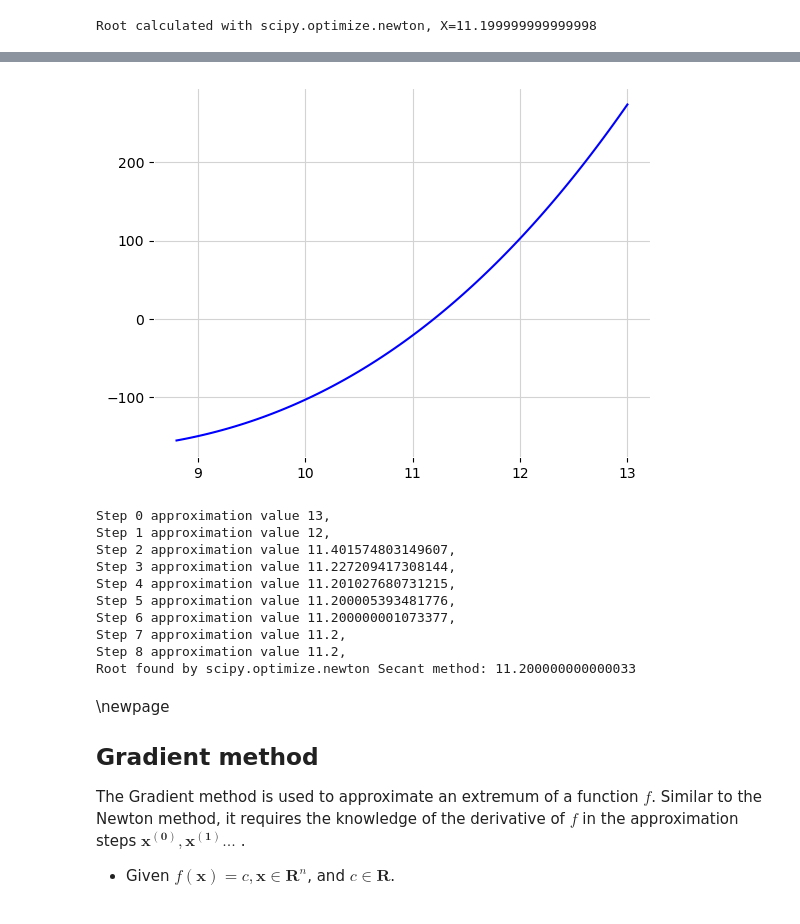
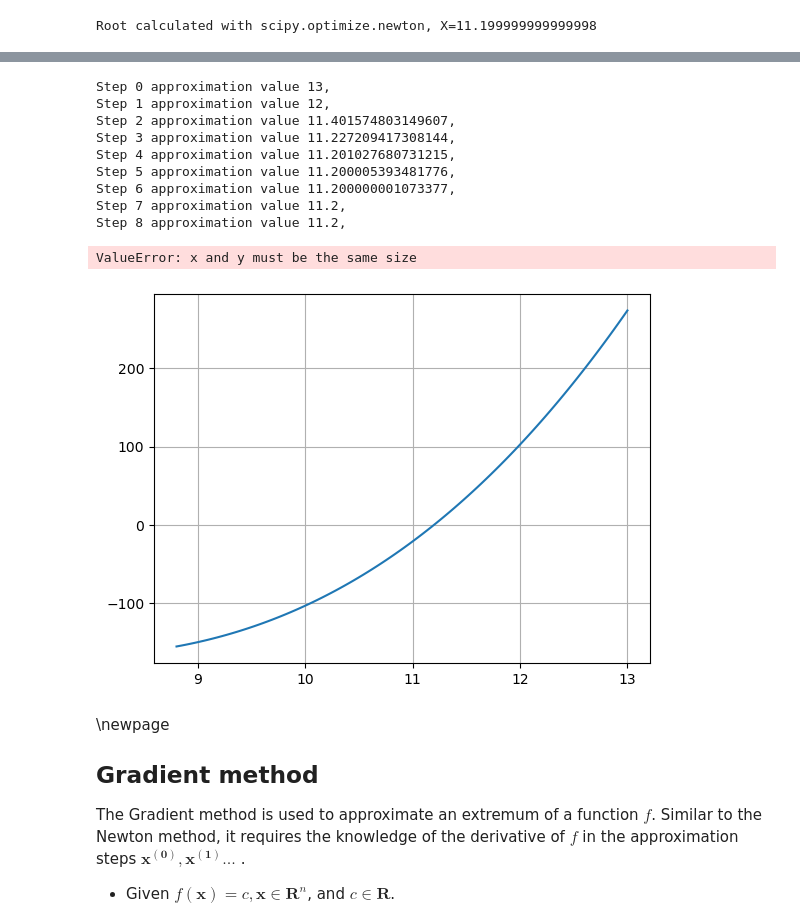
Before and after one commit to mgrabul/optimization_methods, a Jupyter notebook: optimizationmethods.ipynb, the cells around one changed output, grey strips where cells are left out. Saved outputs shown, nothing was run; the diff lists cells and outputs as text; code cells hidden in the pictures.

Commit message:
added secant method

```diff
--- a/optimizationmethods.ipynb
+++ b/optimizationmethods.ipynb
@@ -1869,63 +1893,58 @@ from scipy.optimize import newton
 # Find the root of the function
 def g(x_in:float)->float:
   return x_in**3 - 12.2*x_in**2 + 7.45*x_in + 42
-
-# Plot
-x_plot = np.linspace(8.8, 13, 100)
-# Generate data
-x_plot = np.linspace(8.8, 13, 100)
-
-# Create the plot
-fig, ax = plt.subplots()
-
-# Plot the data
-plt.plot(x_plot, g(x_plot))
-plt.grid()
-
-# Show the plot
-plt.show()
 
 def secant_method_step_builder(f_in):
     def step_function(x_approximations_in):
       _a = (f_in(x_approximations_in[-1])*x_approximations_in[-2] - f_in(x_approximations_in[-2])*x_approximations_in[-1])
       _b = (f_in(x_approximations_in[-1]) - f_in(x_approximations_in[-2]))
       return _a/_b
     return step_function
 
 
 def secant_method(approximations_in, function_in, stop_criterion_in):
   return general_approximation_iterator(approximations_in,
                                     secant_method_step_builder(function_in),
                                     stop_criterion_in)
 
 x_approximations = []
 x_approximations.append(13)
 x_approximations.append(12)
 
 stop_criterion_secant = stop_criterion_relative_step(1e-12)
 
-secant_method(x_approximations, g , stop_criterion_secant)
+secant_method(x_approximations, g, stop_criterion_secant)
 
 for element in enumerate(x_approximations):
     print(f"Step {element[0]} approximation value {element[1]},")
+
+# Plot
+# Generate domain
+x_plot = np.linspace(8.8, 13, 100)
+# Plot the function
+plt.plot(x_plot, g(x_plot))
+plt.grid()
+plt.scatter(x_approximations[0:4],[0,0,0,0])
+# Show the plot
+plt.show()
 
 # Example 2
 from scipy.optimize import newton
 # x0 x1 are the two starting values for secant method
 root_secant = newton(g, x0=13, x1=12)
 print("Root found by scipy.optimize.newton Secant method:", root_secant)
 # %% [output]
+Step 0 approximation value 13,
+Step 1 approximation value 12,
+Step 2 approximation value 11.401574803149607,
+Step 3 approximation value 11.227209417308144,
+Step 4 approximation value 11.201027680731215,
+Step 5 approximation value 11.200005393481776,
+Step 6 approximation value 11.200000001073377,
+Step 7 approximation value 11.2,
+Step 8 approximation value 11.2,
+ValueError: x and y must be the same size
-[figure, old version]
+[figure, new version]
-Step 0 approximation value 13,
-Step 1 approximation value 12,
-Step 2 approximation value 11.401574803149607,
-Step 3 approximation value 11.227209417308144,
-Step 4 approximation value 11.201027680731215,
-Step 5 approximation value 11.200005393481776,
-Step 6 approximation value 11.200000001073377,
-Step 7 approximation value 11.2,
-Step 8 approximation value 11.2,
-Root found by scipy.optimize.newton Secant method: 11.200000000000033
 # %% [markdown]
 \newpage
 
```
Also changed, not shown: parts of 2 cells of this notebook.
